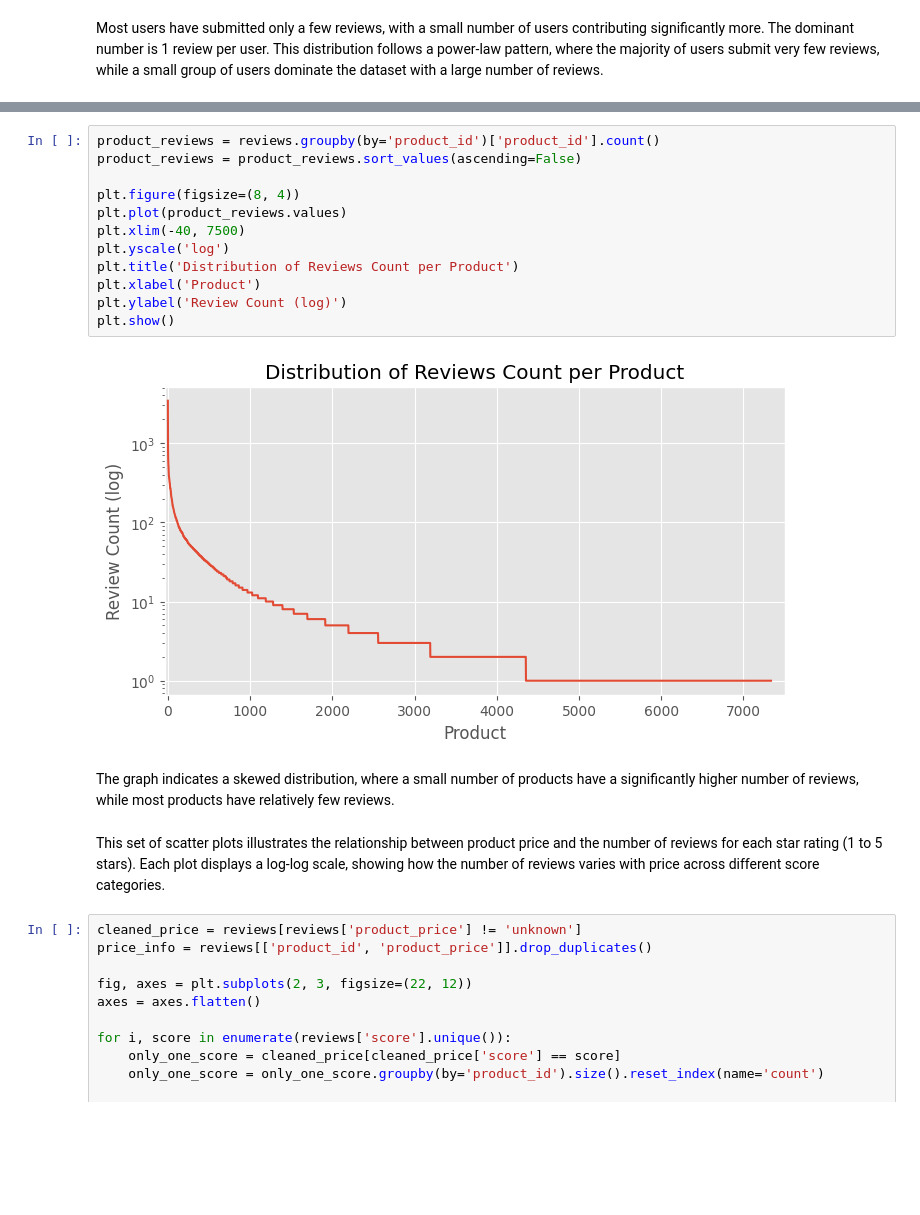
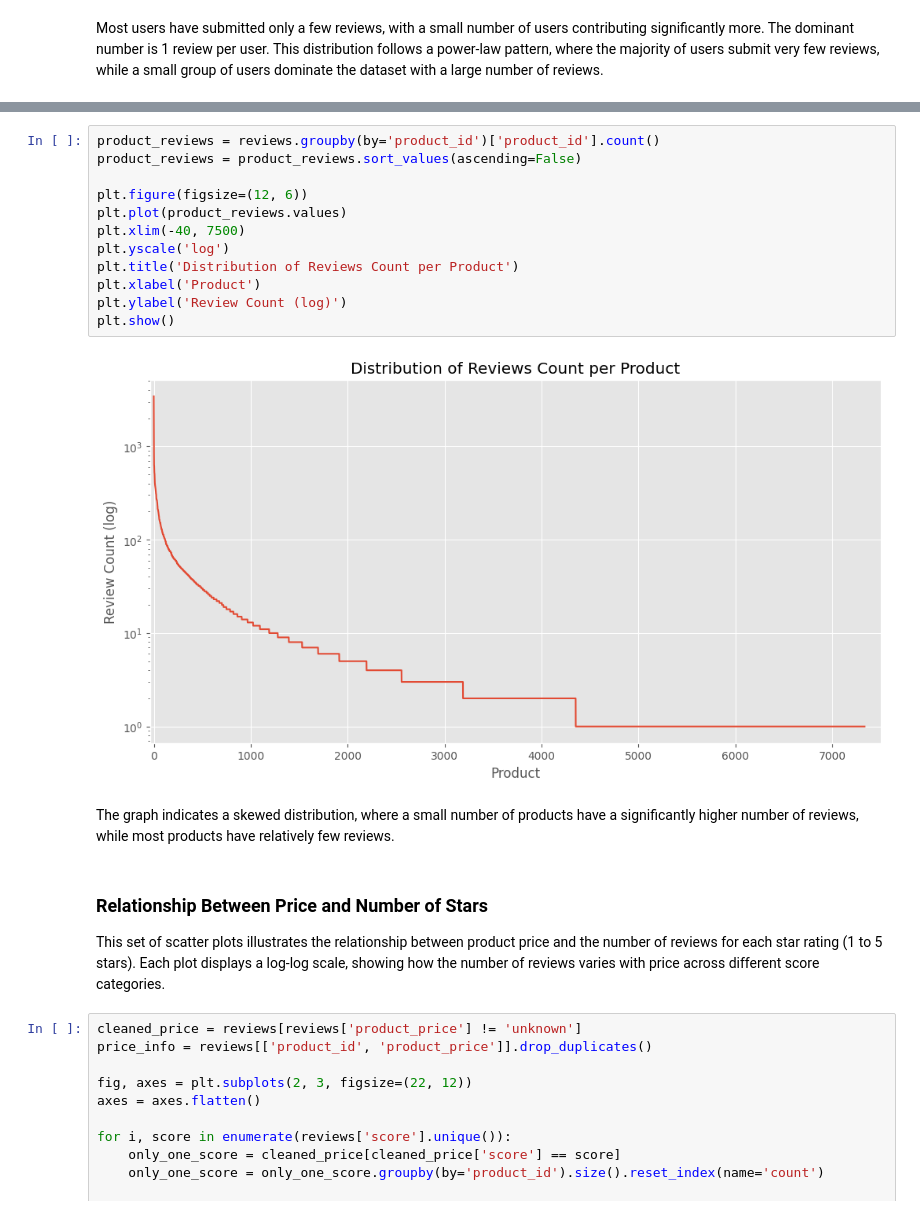
Before and after one commit to WiktorPodwin/AmazonReviews, a Jupyter notebook: analysis.ipynb, the cells around one changed output, grey strips where cells are left out. Drawn from its saved outputs; the diff is of its cells as text; blank space fills up the shorter version.

```diff
--- a/analysis.ipynb
+++ b/analysis.ipynb
@@ -159,20 +181,21 @@ This plot shows the distribution of review counts per product. The x-axis repres
 # %%
 product_reviews = reviews.groupby(by='product_id')['product_id'].count()
 product_reviews = product_reviews.sort_values(ascending=False)
 
-plt.figure(figsize=(8, 4))
+plt.figure(figsize=(12, 6))
 plt.plot(product_reviews.values)
 plt.xlim(-40, 7500)
 plt.yscale('log')
 plt.title('Distribution of Reviews Count per Product')
 plt.xlabel('Product')
 plt.ylabel('Review Count (log)')
 plt.show()
 # %% [output]
-[figure, old version]
+[figure, new version]
 # %% [markdown]
 The graph indicates a skewed distribution, where a small number of products have a significantly higher number of reviews, while most products have relatively few reviews.
 # %% [markdown]
+### Relationship Between Price and Number of Stars
 This set of scatter plots illustrates the relationship between product price and the number of reviews for each star rating (1 to 5 stars). Each plot displays a log-log scale, showing how the number of reviews varies with price across different score categories.
 # %%
 cleaned_price = reviews[reviews['product_price'] != 'unknown']
```
Also changed, not shown: parts of 30 cells of this notebook, 2 other files.
